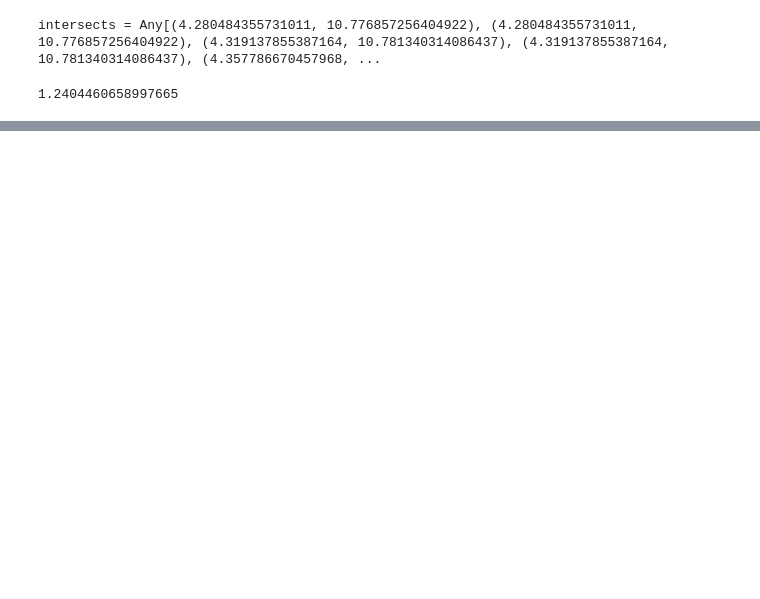
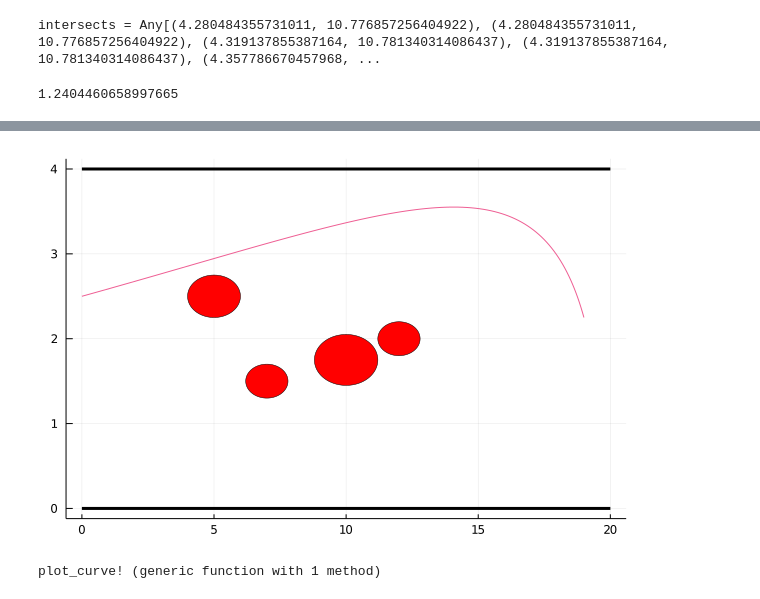
Before and after one commit to barrett370/Y4-Diss, a Jupyter notebook: code/classical/julia/Untitled1.ipynb, the cells around one changed output, grey strips where cells are left out. Cells and saved outputs as stored; diff of their text form; code cells hidden in the pictures; blank space fills up the shorter version.

```diff
--- a/code/classical/julia/Untitled1.ipynb
+++ b/code/classical/julia/Untitled1.ipynb
@@ -15,8 +17,12 @@ include("roadNetwork.jl")
 boundary1(x) = 0
 boundary2(x) = 4
 o1 = Circle(1,Point(5,10))
+o2 = Circle(1.2,Point(10,7))
+o3 = Circle(0.8,Point(7,6))
+o4 = Circle(0.8,Point(12,8))
+# o2 = Rectangle(3,2,Point(10,7))
 start_point = Point(0,10)
 goal_point = Point(19,9)
 
-road = Road(boundary1,boundary2,[o1])
+road = Road(boundary1,boundary2,[o1,o2,o3,o4])
 # %% [output]
@@ -98,3 +103,5 @@ infeasible_distance = √((intersects[1][1]-intersects[end][1])^2 + (intersects[
 # %% [output]
 intersects = Any[(4.280484355731011, 10.776857256404922), (4.280484355731011, 10.776857256404922), (4.319137855387164, 10.781340314086437), (4.319137855387164, 10.781340314086437), (4.357786670457968, ...
 1.2404460658997665
+# %%
+P = GA(start_point,goal_point,road,10)
@@ -100,0 +120,8 @@ intersects = Any[(4.280484355731011, 10.776857256404922), (4.280484355731011, 10
+# %%
+plotGeneration!(draw_road(road,0,20),P[1:1],road)
+# %% [output]
+[figure, added]
+# %%
+include("plottingUtils.jl")
+# %% [output]
+plot_curve! (generic function with 1 method)
```
Also changed, not shown: parts of 10 cells of this notebook, 5 other files.
